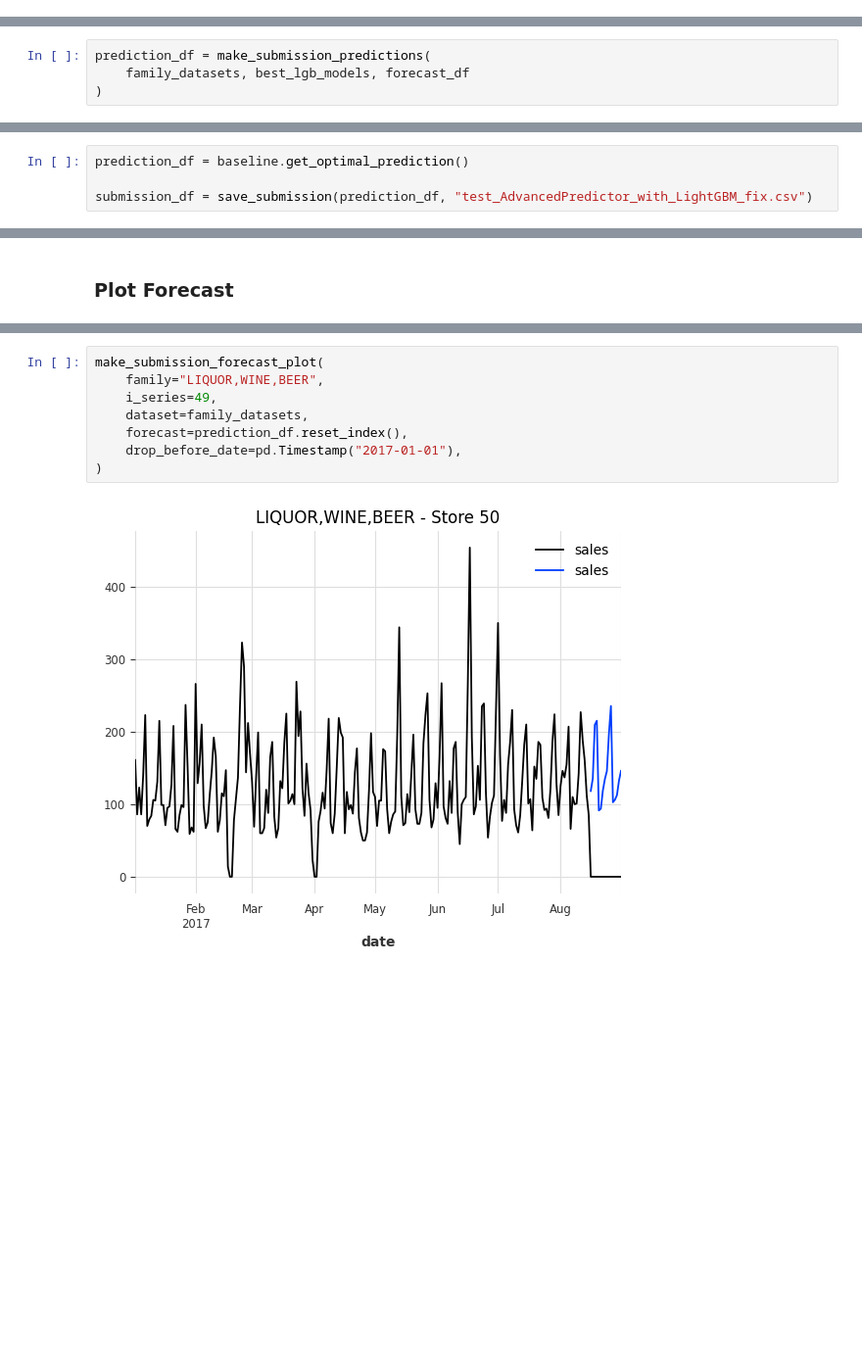
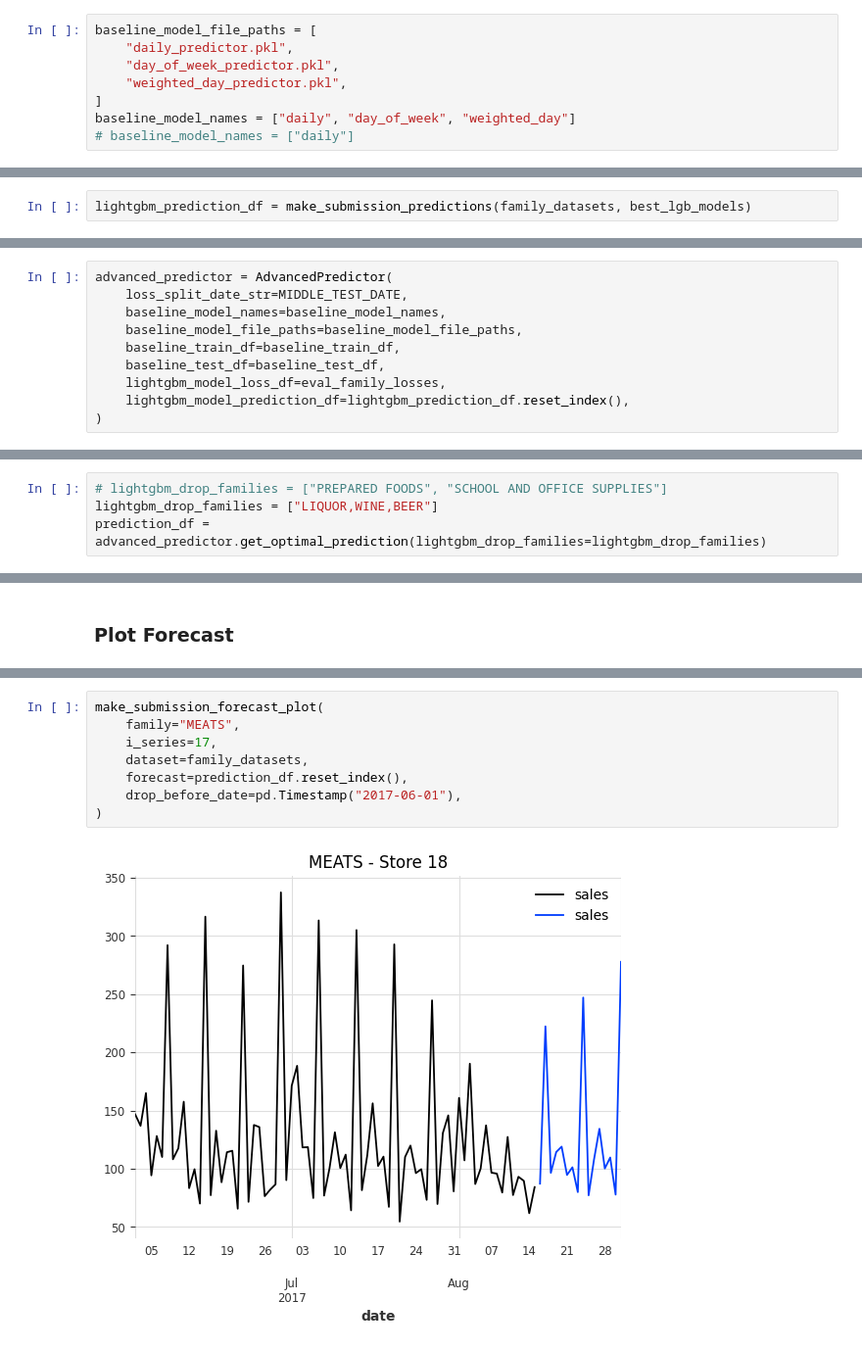
Before and after one commit to Tikhon-Radkevich/Store-Sales, a Jupyter notebook: notebooks/light_gbm/darts_light_gbm_implementation.ipynb, the cells around one changed output, grey strips where cells are left out. Shown at 98% size. Drawn from its saved outputs; the diff is of its cells as text; blank space fills up the shorter version.

```diff
--- a/notebooks/light_gbm/darts_light_gbm_implementation.ipynb
+++ b/notebooks/light_gbm/darts_light_gbm_implementation.ipynb
@@ -435,0 +302,8 @@ forecast_df.set_index(["ds", "family", "store_nbr"], inplace=True)
+# %%
+baseline_model_file_paths = [
+    "daily_predictor.pkl",
+    "day_of_week_predictor.pkl",
+    "weighted_day_predictor.pkl",
+]
+baseline_model_names = ["daily", "day_of_week", "weighted_day"]
+# baseline_model_names = ["daily"]
@@ -436,4 +312,2 @@ forecast_df.set_index(["ds", "family", "store_nbr"], inplace=True)
 # %%
-prediction_df = make_submission_predictions(
-    family_datasets, best_lgb_models, forecast_df
-)
+lightgbm_prediction_df = make_submission_predictions(family_datasets, best_lgb_models)
@@ -458,0 +314,10 @@ optimal_pred[optimal_pred["model"] == "LightGBM"]
+# %%
+advanced_predictor = AdvancedPredictor(
+    loss_split_date_str=MIDDLE_TEST_DATE,
+    baseline_model_names=baseline_model_names,
+    baseline_model_file_paths=baseline_model_file_paths,
+    baseline_train_df=baseline_train_df,
+    baseline_test_df=baseline_test_df,
+    lightgbm_model_loss_df=eval_family_losses,
+    lightgbm_model_prediction_df=lightgbm_prediction_df.reset_index(),
+)
@@ -459,4 +348,4 @@ optimal_pred[optimal_pred["model"] == "LightGBM"]
 # %%
-prediction_df = baseline.get_optimal_prediction()
-
-submission_df = save_submission(prediction_df, "test_AdvancedPredictor_with_LightGBM_fix.csv")
+# lightgbm_drop_families = ["PREPARED FOODS", "SCHOOL AND OFFICE SUPPLIES"]
+lightgbm_drop_families = ["LIQUOR,WINE,BEER"]
+prediction_df = advanced_predictor.get_optimal_prediction(lightgbm_drop_families=lightgbm_drop_families)
@@ -477,10 +390,10 @@ submission_df.head()
 # %%
 make_submission_forecast_plot(
-    family="LIQUOR,WINE,BEER",
-    i_series=49,
+    family="MEATS",
+    i_series=17,
     dataset=family_datasets,
     forecast=prediction_df.reset_index(),
-    drop_before_date=pd.Timestamp("2017-01-01"),
+    drop_before_date=pd.Timestamp("2017-06-01"),
 )
 # %% [output]
-[figure, old version]
+[figure, new version]
```
Also changed, not shown: parts of 56 cells of this notebook.
